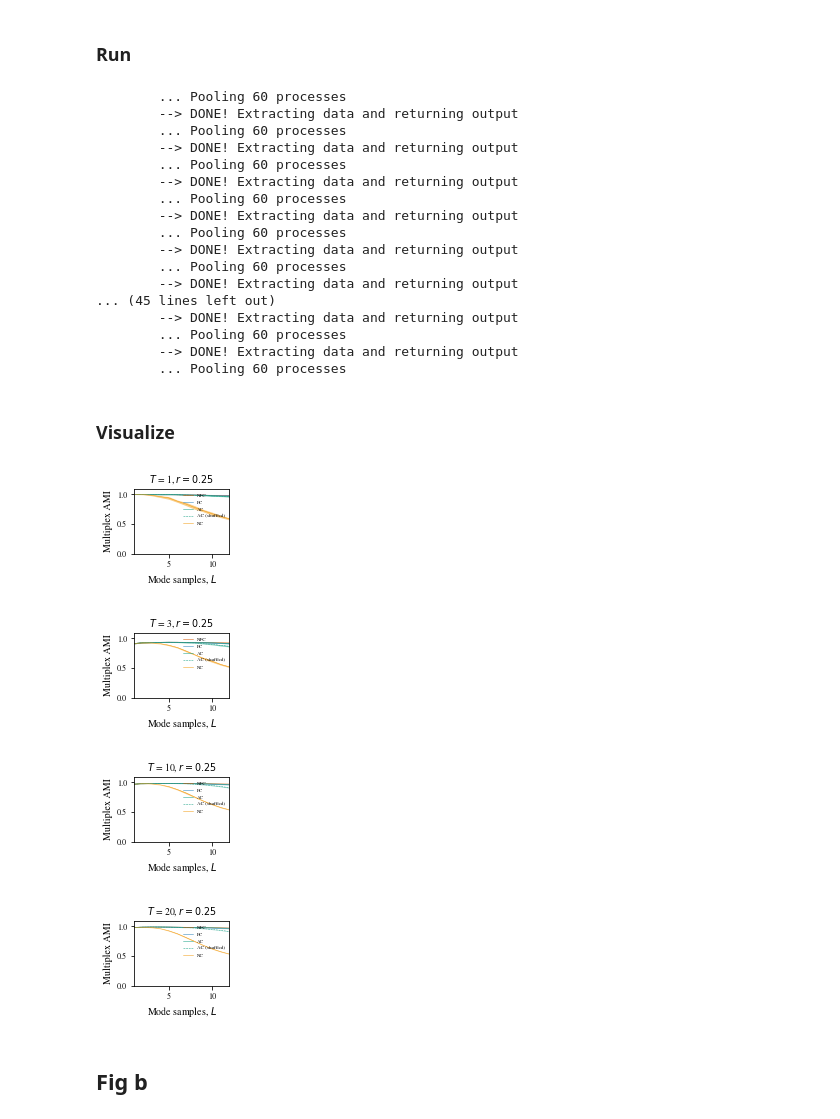
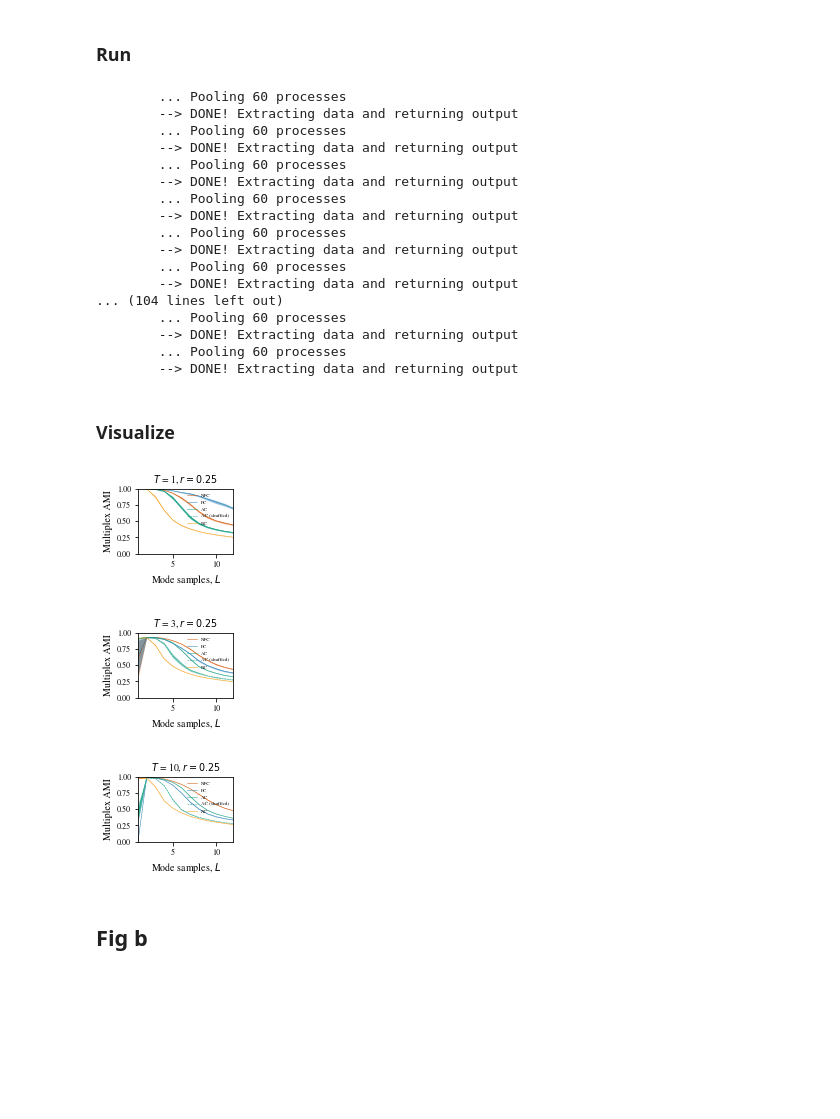
Before and after one commit to ulfaslak/git-github.com-ulfaslak-code-intermittent-communities_public, a Jupyter notebook: intermittent_communities.ipynb, the cells around one changed output. Saved outputs shown, nothing was run; the diff lists cells and outputs as text; code cells hidden in the pictures; blank space fills up the shorter version.

```diff
--- a/intermittent_communities.ipynb
+++ b/intermittent_communities.ipynb
@@ -151,8 +86,10 @@ We want a benchmark network with significant clustering and some but not too muc
 # %% [markdown]
 #### Hyperparameters
 # %%
-LFR_params = dict(N=512, k=10, maxk=24, mu=0.05, t1=10, t2=10, maxc=24)
-figures_folder = "figures_L"
+#LFR_params = dict(N=512, k=10, maxk=24, mu=0.05, t1=10, t2=10, maxc=24)
+#LFR_params = dict(N=512, k=20, maxk=32, mu=0.05, t1=10, t2=10, maxc=32)
+LFR_params = dict(N=512, k=12, maxk=32, mu=0.05, t1=10, t2=10, maxc=24)  # 3
+figures_folder = "figures_L1"
 # %% [markdown]
 #### Plot an example of that network
 # %%
@@ -208,8 +145,8 @@ for i, L in enumerate(L_arr, 1):
 
     sims = []
     for _ in range(L*(L-1)/2):
-        G_sample1 = sample_from_graph(G, 1./np.sqrt(L))
-        G_sample2 = sample_from_graph(G, 1./np.sqrt(L))
+        G_sample1 = sample_from_graph(G, 1./L)
+        G_sample2 = sample_from_graph(G, 1./L)
         sims.extend(jssim_dist(G_sample1, G_sample2, nodes=G.nodes()))
 
     plt.subplot(2, len(L_arr), i)
@@ -351,10 +286,10 @@ L_arr = range(1, 13)
 # Technical parameters
 parallel = True
 n_procs = 56
-n_iter = 10
+n_iter = 20
 
 # Run experiments
-for T in [1, 3, 10, 20]:
+for T in [1, 3, 10]:#, 20]:
     [
         globals()["NFC_T%d" % T],
         globals()["FC_T%d" % T],
@@ -375,40 +310,39 @@ for T in [1, 3, 10, 20]:
         --> DONE! Extracting data and returning output
         ... Pooling 60 processes
         --> DONE! Extracting data and returning output
-... (45 lines left out)
+... (104 lines left out)
+        ... Pooling 60 processes
         --> DONE! Extracting data and returning output
         ... Pooling 60 processes
         --> DONE! Extracting data and returning output
-        ... Pooling 60 processes
 # %% [markdown]
 ### Visualize
 # %%
-for T in [1, 3, 10, 20]:
+for T in [1, 3, 10]:#, 20]:
 
     X = [L_arr]
 
     plt.figure(figsize=(3.42/2, 2.4/2))
     confidence_intervals(X, globals()["NFC_T%d" % T], c="#d35400", label="NFC", lw=0.5)
     confidence_intervals(X, globals()["FC_T%d" % T], "#2980b9", label="FC", lw=0.5)
     confidence_intervals(X, globals()["AC_T%d" % T], c="#16a085", label="AC", lw=0.5)
     confidence_intervals(X, globals()["ACshuf_T%d" % T], c="#16a085", label="AC (shuffled)", lw=0.5, ls="--")
     confidence_intervals(X, globals()["NC_T%d" % T], c="#f39c12", label="NC", lw=0.5)
 
     plt.xlim(1, max(L_arr))
-    plt.ylim(0, 1.1)
+    plt.ylim(0, 1)
 
     plt.title("$T$ = %d, $r = 0.25$" % T)
     plt.xlabel("Mode samples, $L$")
     plt.ylabel("Multiplex AMI")
 
     plt.legend(loc="upper right", fontsize=5, frameon=False)
     plt.savefig("%s/Fig4deT%d.pdf" % (figures_folder, T))
     plt.show()
 # %% [output]
-[figure, old version]
+[figure, new version]
-[figure, old version]
+[figure, new version]
-[figure, old version]
+[figure, new version]
-[figure, removed]
 # %% [markdown]
 ## Fig b
 # %% [markdown]
```
Also changed, not shown: parts of 8 cells of this notebook, 30 other files.
